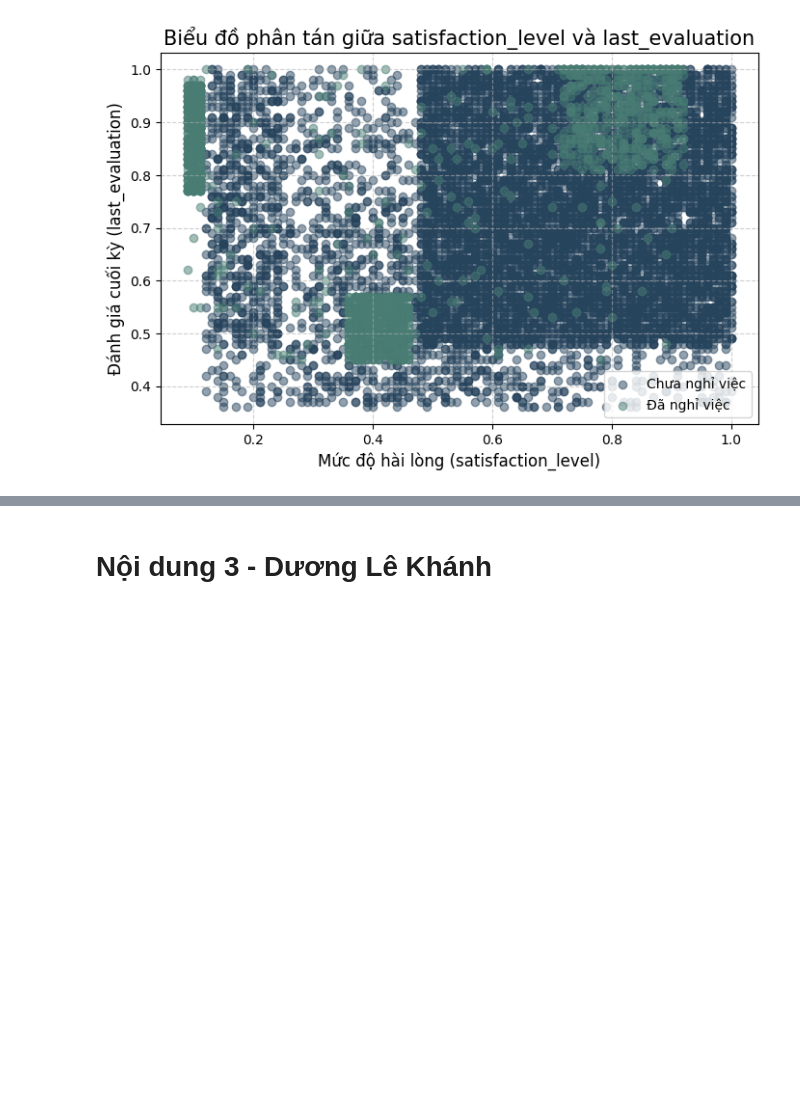
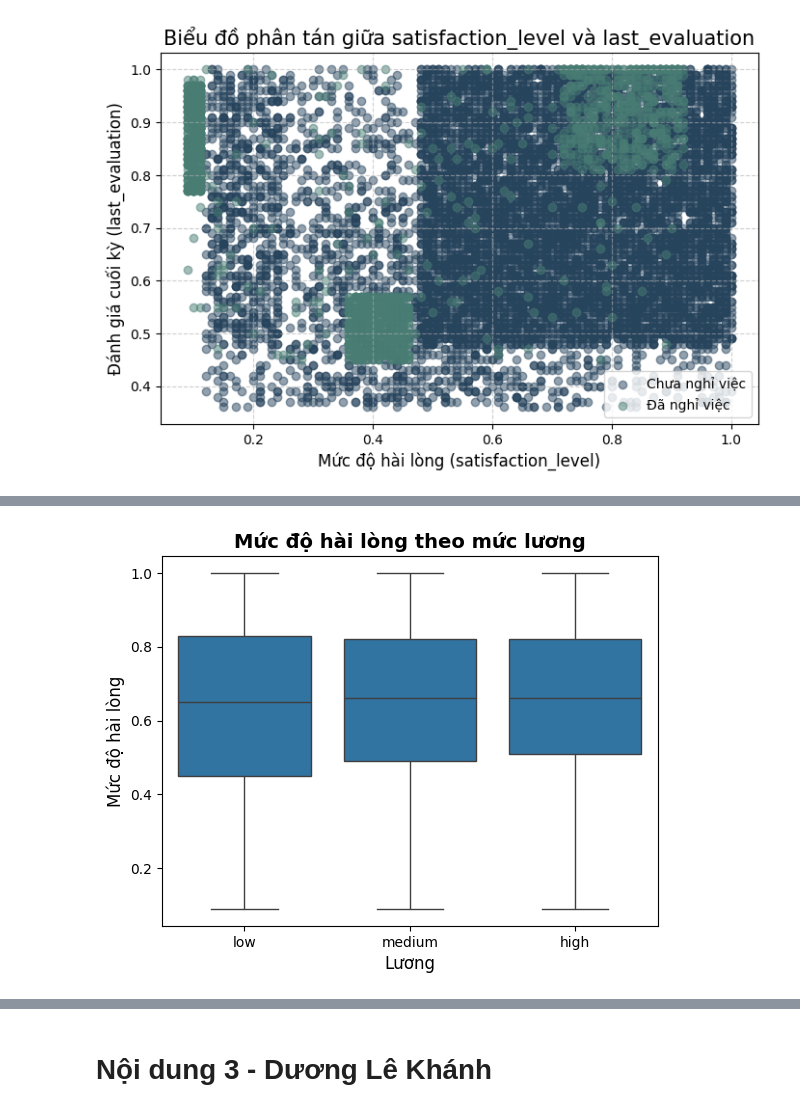
Before and after one commit to Cgaz275/PTDL, a Jupyter notebook: PTDL.ipynb, the cells around one changed output, grey strips where cells are left out. Saved outputs shown, nothing was run; the diff lists cells and outputs as text; code cells hidden in the pictures; blank space fills up the shorter version.

```diff
--- a/PTDL.ipynb
+++ b/PTDL.ipynb
@@ -150,0 +175,10 @@ plt.show()
+# %%
+# box plot
+sns.boxplot(x='salary', y='satisfaction_level', data=df)
+plt.title("Mức độ hài lòng theo mức lương", fontsize=14, fontweight='bold')
+plt.xlabel("Lương", fontsize=12)
+plt.ylabel("Mức độ hài lòng", fontsize=12)
+
+plt.show()
+# %% [output]
+[figure, added]
```
Also changed, not shown: parts of 7 cells of this notebook.
